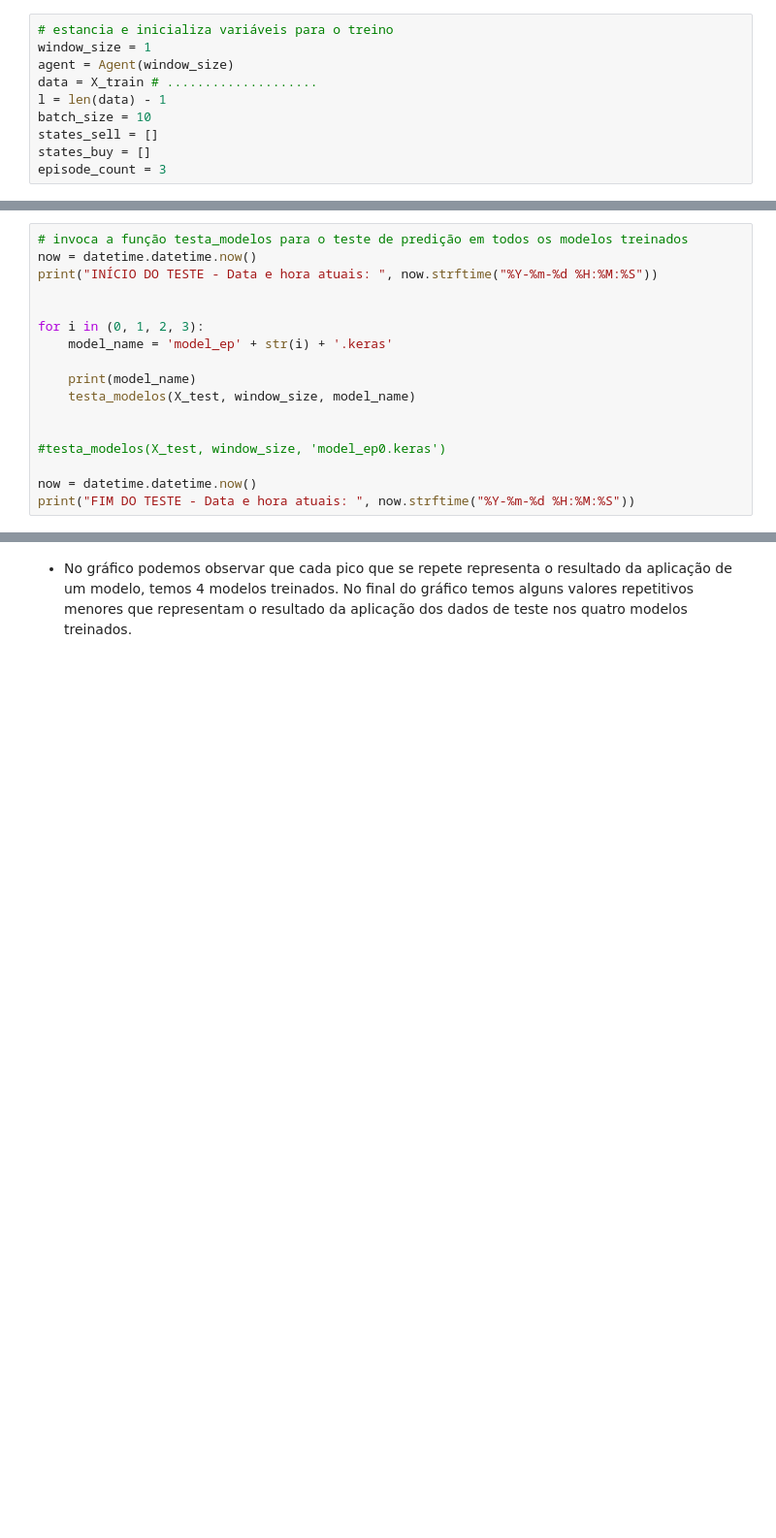
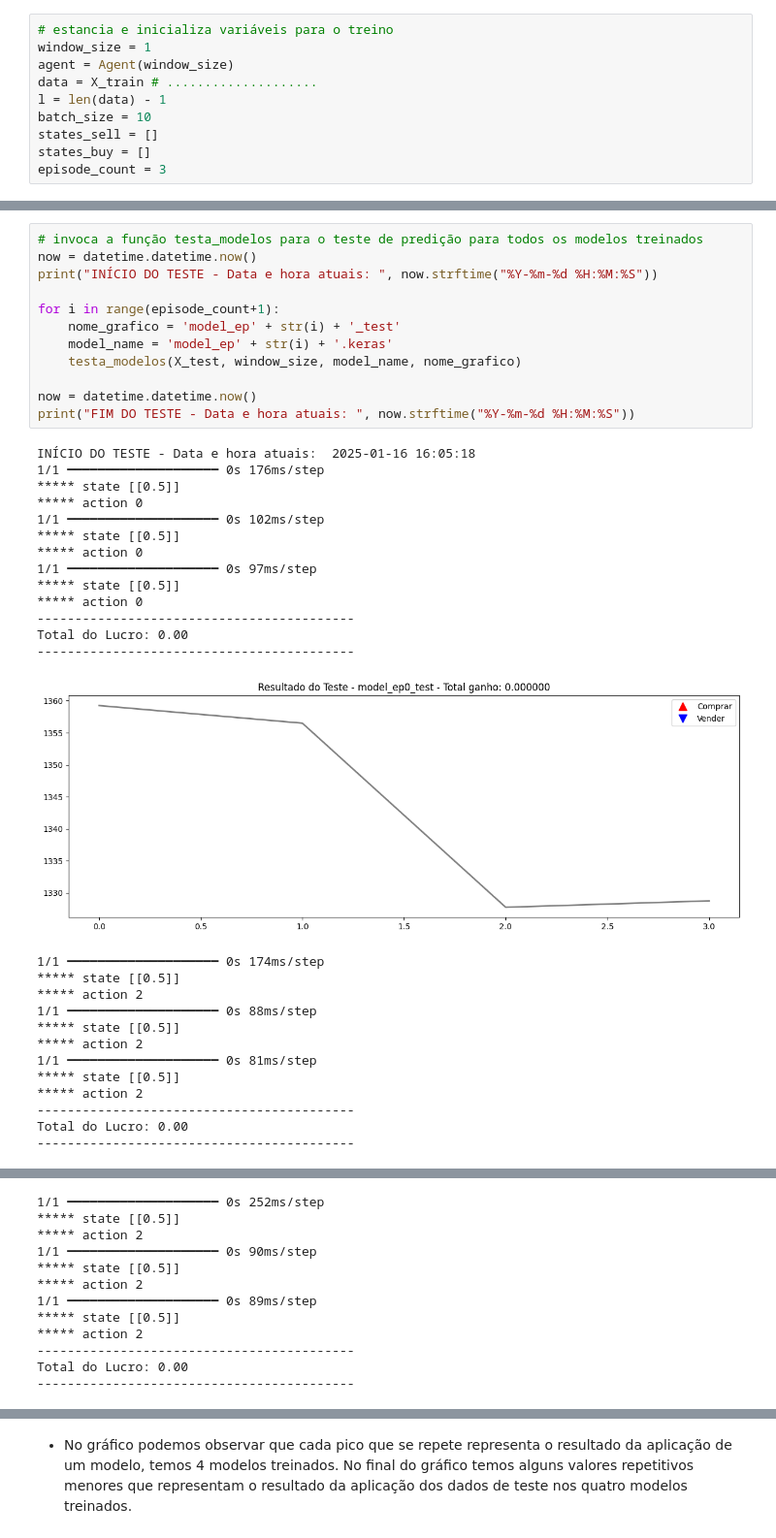
Before and after one commit to jairobernardesjunior/019_Financial_reinforcement_project_soybean_buy_sell_hold, a Jupyter notebook: 02 scvm_treina.ipynb, the cells around one changed output, grey strips where cells are left out. Shown at 97% size. Cells and saved outputs as stored; diff of their text form; blank space fills up the shorter version.

```diff
--- a/02 scvm_treina.ipynb
+++ b/02 scvm_treina.ipynb
@@ -399,17 +492,39 @@ def testa_modelos(X_test, window_size, model_name):
 # %%
-# invoca a função testa_modelos para o teste de predição em todos os modelos treinados
+# invoca a função testa_modelos para o teste de predição para todos os modelos treinados
 now = datetime.datetime.now()
 print("INÍCIO DO TESTE - Data e hora atuais: ", now.strftime("%Y-%m-%d %H:%M:%S"))
 
-
-for i in (0, 1, 2, 3):
+for i in range(episode_count+1):
+    nome_grafico = 'model_ep' + str(i) + '_test'
     model_name = 'model_ep' + str(i) + '.keras'
-
-    print(model_name)
-    testa_modelos(X_test, window_size, model_name)
-
-
-#testa_modelos(X_test, window_size, 'model_ep0.keras')
+    testa_modelos(X_test, window_size, model_name, nome_grafico)
 
 now = datetime.datetime.now()
 print("FIM DO TESTE - Data e hora atuais: ", now.strftime("%Y-%m-%d %H:%M:%S"))
+# %% [output]
+INÍCIO DO TESTE - Data e hora atuais:  2025-01-16 16:05:18
+1/1 ━━━━━━━━━━━━━━━━━━━━ 0s 176ms/step
+***** state [[0.5]]
+***** action 0
+1/1 ━━━━━━━━━━━━━━━━━━━━ 0s 102ms/step
+***** state [[0.5]]
+***** action 0
+1/1 ━━━━━━━━━━━━━━━━━━━━ 0s 97ms/step
+***** state [[0.5]]
+***** action 0
+------------------------------------------
+Total do Lucro: 0.00
+------------------------------------------
+[figure, added]
+1/1 ━━━━━━━━━━━━━━━━━━━━ 0s 174ms/step
+***** state [[0.5]]
+***** action 2
+1/1 ━━━━━━━━━━━━━━━━━━━━ 0s 88ms/step
+***** state [[0.5]]
+***** action 2
+1/1 ━━━━━━━━━━━━━━━━━━━━ 0s 81ms/step
+***** state [[0.5]]
+***** action 2
+------------------------------------------
+Total do Lucro: 0.00
+------------------------------------------
@@ -415,0 +532,12 @@ print("FIM DO TESTE - Data e hora atuais: ", now.strftime("%Y-%m-%d %H:%M:%S"))
+1/1 ━━━━━━━━━━━━━━━━━━━━ 0s 252ms/step
+***** state [[0.5]]
+***** action 2
+1/1 ━━━━━━━━━━━━━━━━━━━━ 0s 90ms/step
+***** state [[0.5]]
+***** action 2
+1/1 ━━━━━━━━━━━━━━━━━━━━ 0s 89ms/step
+***** state [[0.5]]
+***** action 2
+------------------------------------------
+Total do Lucro: 0.00
+------------------------------------------
```
Also changed, not shown: parts of 16 cells of this notebook, 13 other files.
